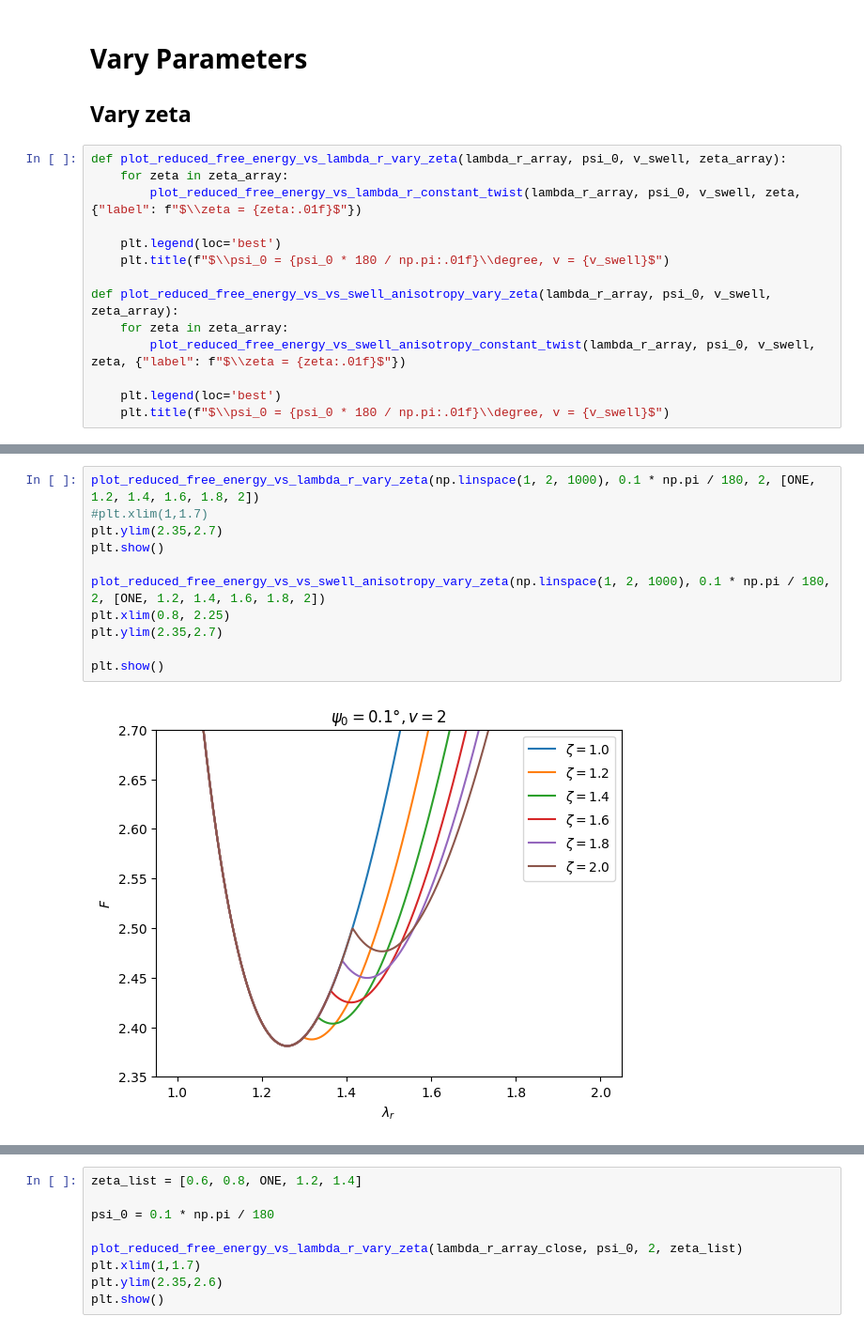
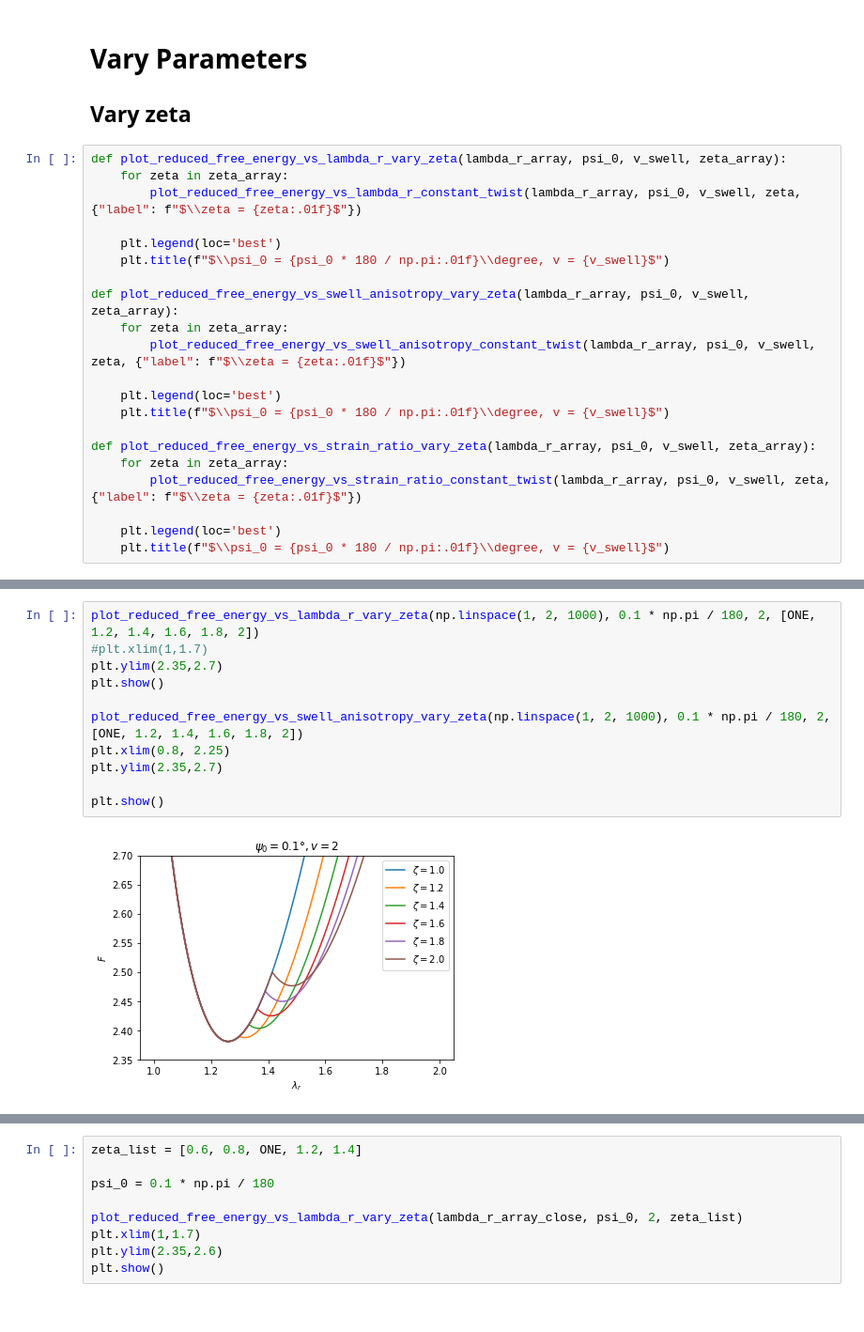
Before and after one commit to gouwsxander/hydrated-liquid-crystal-elastomers, a Jupyter notebook: Free energy minimization/plot_free_energy.ipynb, the cells around one changed output, grey strips where cells are left out. Shown at 94% size. Saved outputs shown, nothing was run; the diff lists cells and outputs as text.

Commit message:
started plots with strain ratio

```diff
--- a/Free energy minimization/plot_free_energy.ipynb
+++ b/Free energy minimization/plot_free_energy.ipynb
@@ -94,12 +118,19 @@ def plot_reduced_free_energy_vs_lambda_r_vary_zeta(lambda_r_array, psi_0, v_swel
     plt.legend(loc='best')
     plt.title(f"$\\psi_0 = {psi_0 * 180 / np.pi:.01f}\\degree, v = {v_swell}$")
 
-def plot_reduced_free_energy_vs_vs_swell_anisotropy_vary_zeta(lambda_r_array, psi_0, v_swell, zeta_array):
+def plot_reduced_free_energy_vs_swell_anisotropy_vary_zeta(lambda_r_array, psi_0, v_swell, zeta_array):
     for zeta in zeta_array:
         plot_reduced_free_energy_vs_swell_anisotropy_constant_twist(lambda_r_array, psi_0, v_swell, zeta, {"label": f"$\\zeta = {zeta:.01f}$"})
 
     plt.legend(loc='best')
     plt.title(f"$\\psi_0 = {psi_0 * 180 / np.pi:.01f}\\degree, v = {v_swell}$")
+
+def plot_reduced_free_energy_vs_strain_ratio_vary_zeta(lambda_r_array, psi_0, v_swell, zeta_array):
+    for zeta in zeta_array:
+        plot_reduced_free_energy_vs_strain_ratio_constant_twist(lambda_r_array, psi_0, v_swell, zeta, {"label": f"$\\zeta = {zeta:.01f}$"})
+
+    plt.legend(loc='best')
+    plt.title(f"$\\psi_0 = {psi_0 * 180 / np.pi:.01f}\\degree, v = {v_swell}$")
 # %%
 lambda_r_array_wide = np.linspace(0.5, 4, 1000)
 lambda_r_array_close = np.linspace(0.8, 1.6, 1000)
@@ -121,13 +152,13 @@ plt.show()
 # %%
 plot_reduced_free_energy_vs_lambda_r_vary_zeta(np.linspace(1, 2, 1000), 0.1 * np.pi / 180, 2, [ONE, 1.2, 1.4, 1.6, 1.8, 2])
 #plt.xlim(1,1.7)
 plt.ylim(2.35,2.7)
 plt.show()
 
-plot_reduced_free_energy_vs_vs_swell_anisotropy_vary_zeta(np.linspace(1, 2, 1000), 0.1 * np.pi / 180, 2, [ONE, 1.2, 1.4, 1.6, 1.8, 2])
+plot_reduced_free_energy_vs_swell_anisotropy_vary_zeta(np.linspace(1, 2, 1000), 0.1 * np.pi / 180, 2, [ONE, 1.2, 1.4, 1.6, 1.8, 2])
 plt.xlim(0.8, 2.25)
 plt.ylim(2.35,2.7)
 
 plt.show()
 # %% [output]
-[figure, old version]
+[figure, new version]
```
Also changed, not shown: parts of 8 cells of this notebook.
